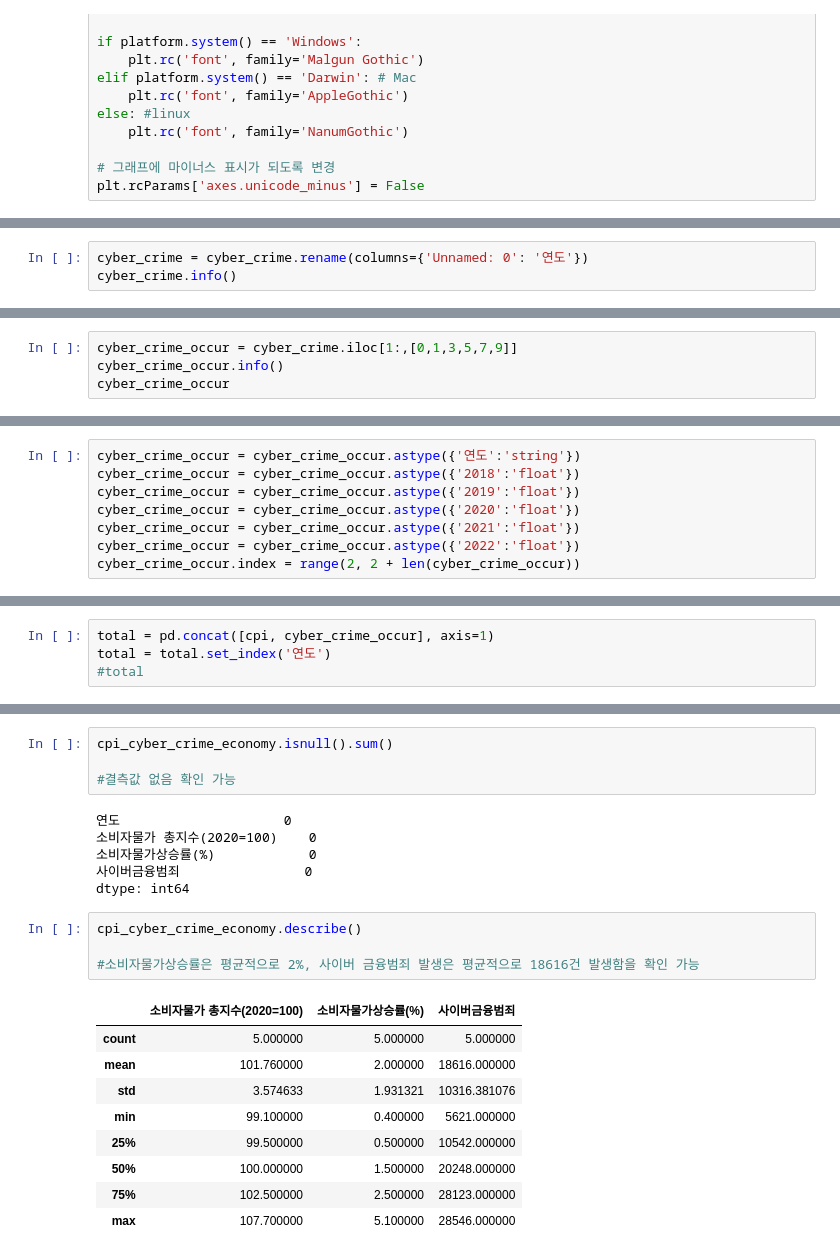
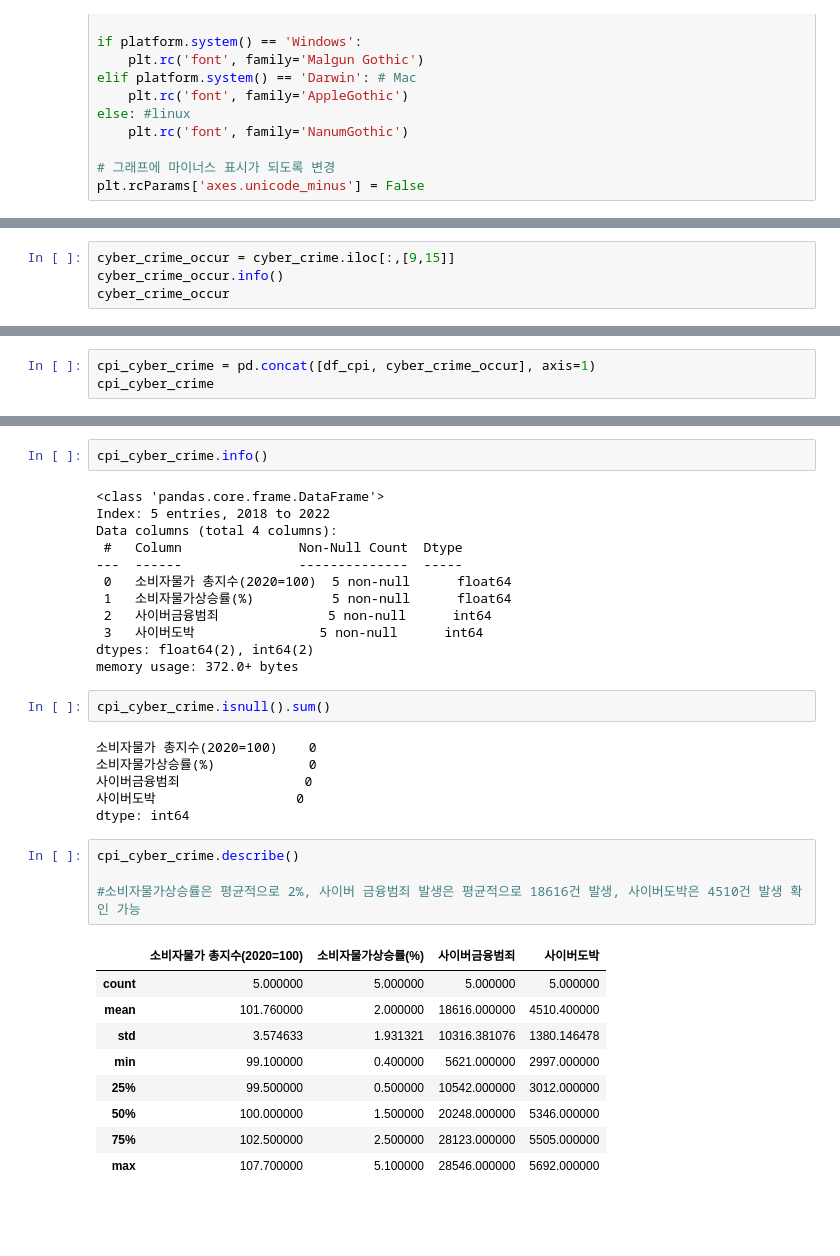
Before and after one commit to chan2-plc/data_police, a Jupyter notebook: 사이버금융범죄 상관분석.ipynb, the cells around one changed output, grey strips where cells are left out. Saved outputs shown, nothing was run; the diff lists cells and outputs as text; blank space fills up the shorter version.

```diff
--- a/사이버금융범죄 상관분석.ipynb
+++ b/사이버금융범죄 상관분석.ipynb
@@ -124,3 +120,0 @@ memory usage: 1.7+ KB
-# %%
-cyber_crime = cyber_crime.rename(columns={'Unnamed: 0': '연도'})
-cyber_crime.info()
@@ -146,5 +121,5 @@ memory usage: 1.7+ KB
 # %%
-cyber_crime_occur = cyber_crime.iloc[1:,[0,1,3,5,7,9]]
+cyber_crime_occur = cyber_crime.iloc[:,[9,15]]
 cyber_crime_occur.info()
 cyber_crime_occur
 # %% [output]
@@ -182,8 +141,0 @@ memory usage: 948.0+ bytes
-# %%
-cyber_crime_occur = cyber_crime_occur.astype({'연도':'string'})
-cyber_crime_occur = cyber_crime_occur.astype({'2018':'float'})
-cyber_crime_occur = cyber_crime_occur.astype({'2019':'float'})
-cyber_crime_occur = cyber_crime_occur.astype({'2020':'float'})
-cyber_crime_occur = cyber_crime_occur.astype({'2021':'float'})
-cyber_crime_occur = cyber_crime_occur.astype({'2022':'float'})
-cyber_crime_occur.index = range(2, 2 + len(cyber_crime_occur))
@@ -247,5 +142,4 @@ total
 # %%
-total = pd.concat([cpi, cyber_crime_occur], axis=1)
-total = total.set_index('연도')
-#total
+cpi_cyber_crime = pd.concat([df_cpi, cyber_crime_occur], axis=1)
+cpi_cyber_crime
 # %% [output]
@@ -325,25 +153,37 @@ memory usage: 200.0+ bytes
-# %%
-cpi_cyber_crime_economy.isnull().sum()
-
-#결측값 없음 확인 가능
-# %% [output]
-연도                     0
-소비자물가 총지수(2020=100)    0
-소비자물가상승률(%)            0
-사이버금융범죄                0
-dtype: int64
+# %%
+cpi_cyber_crime.info()
+# %% [output]
+<class 'pandas.core.frame.DataFrame'>
+Index: 5 entries, 2018 to 2022
+Data columns (total 4 columns):
+ #   Column               Non-Null Count  Dtype
+---  ------               --------------  -----
+ 0   소비자물가 총지수(2020=100)  5 non-null      float64
+ 1   소비자물가상승률(%)          5 non-null      float64
+ 2   사이버금융범죄              5 non-null      int64
+ 3   사이버도박                5 non-null      int64
+dtypes: float64(2), int64(2)
+memory usage: 372.0+ bytes
+# %%
+cpi_cyber_crime.isnull().sum()
+# %% [output]
+소비자물가 총지수(2020=100)    0
+소비자물가상승률(%)            0
+사이버금융범죄                0
+사이버도박                  0
+dtype: int64
 # %%
-cpi_cyber_crime_economy.describe()
+cpi_cyber_crime.describe()
 
-#소비자물가상승률은 평균적으로 2%, 사이버 금융범죄 발생은 평균적으로 18616건 발생함을 확인 가능
+#소비자물가상승률은 평균적으로 2%, 사이버 금융범죄 발생은 평균적으로 18616건 발생, 사이버도박은 4510건 발생 확인 가능
 # %% [output]
-|  | 소비자물가 총지수(2020=100) | 소비자물가상승률(%) | 사이버금융범죄 |
-| count | 5.000000 | 5.000000 | 5.000000 |
-| mean | 101.760000 | 2.000000 | 18616.000000 |
-| std | 3.574633 | 1.931321 | 10316.381076 |
-| min | 99.100000 | 0.400000 | 5621.000000 |
-| 25% | 99.500000 | 0.500000 | 10542.000000 |
-| 50% | 100.000000 | 1.500000 | 20248.000000 |
-| 75% | 102.500000 | 2.500000 | 28123.000000 |
-| max | 107.700000 | 5.100000 | 28546.000000 |
+|  | 소비자물가 총지수(2020=100) | 소비자물가상승률(%) | 사이버금융범죄 | 사이버도박 |
+| count | 5.000000 | 5.000000 | 5.000000 | 5.000000 |
+| mean | 101.760000 | 2.000000 | 18616.000000 | 4510.400000 |
+| std | 3.574633 | 1.931321 | 10316.381076 | 1380.146478 |
+| min | 99.100000 | 0.400000 | 5621.000000 | 2997.000000 |
+| 25% | 99.500000 | 0.500000 | 10542.000000 | 3012.000000 |
+| 50% | 100.000000 | 1.500000 | 20248.000000 | 5346.000000 |
+| 75% | 102.500000 | 2.500000 | 28123.000000 | 5505.000000 |
+| max | 107.700000 | 5.100000 | 28546.000000 | 5692.000000 |
 # %%
```
Also changed, not shown: parts of 28 cells of this notebook.
